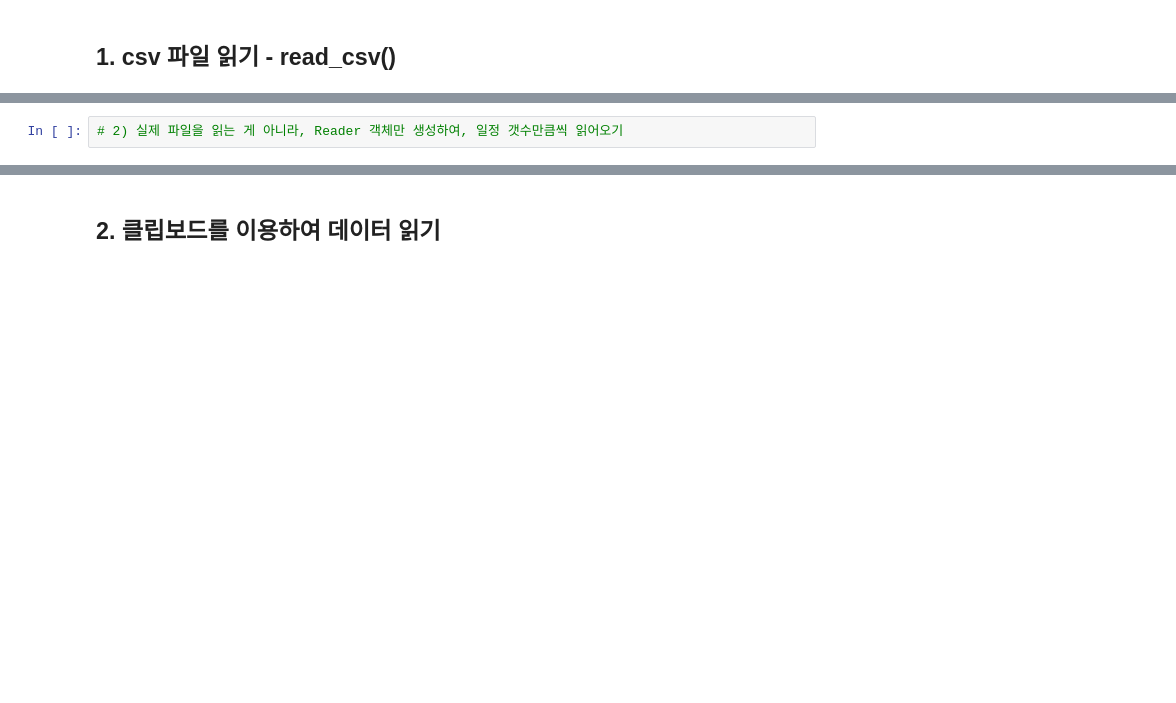
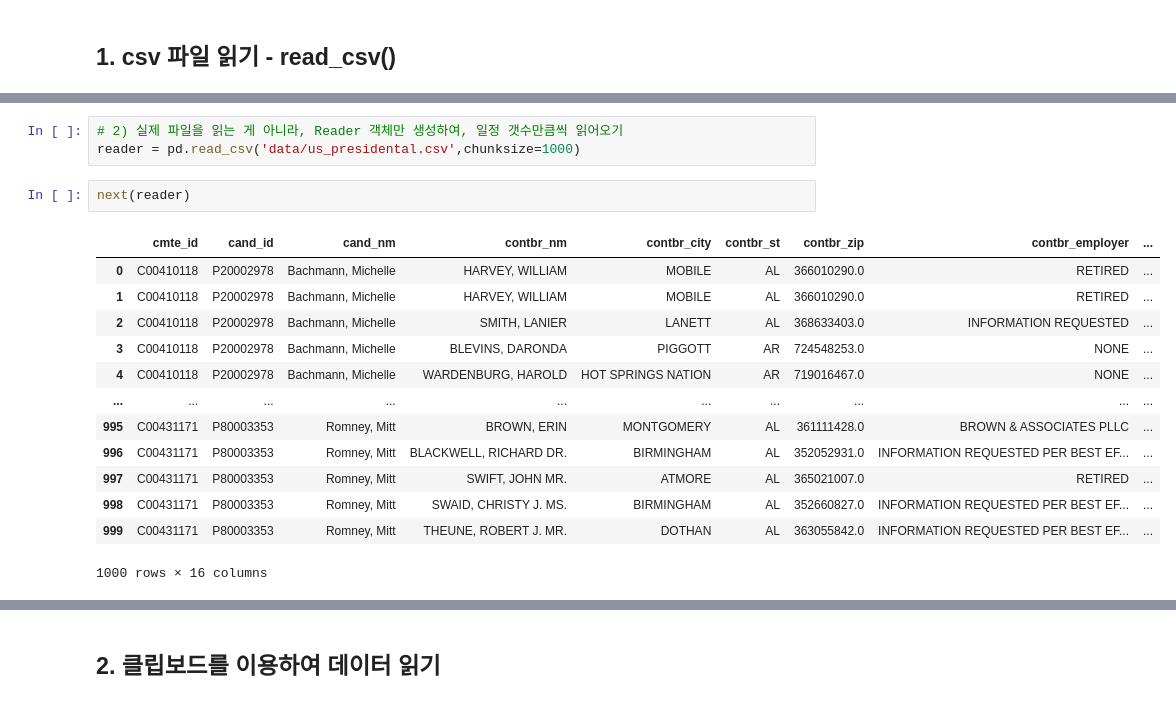
Before and after one commit to leechungpa/Python-study, a Jupyter notebook: pandas/배포용_기초 3. 데이터 적재.ipynb, the cells around one changed output, grey strips where cells are left out. Saved outputs shown, nothing was run; the diff lists cells and outputs as text; blank space fills up the shorter version.

```diff
--- a/pandas/배포용_기초 3. 데이터 적재.ipynb
+++ b/pandas/배포용_기초 3. 데이터 적재.ipynb
@@ -31,4 +98,21 @@ from pandas import Series, DataFrame
 # %%
 # 2) 실제 파일을 읽는 게 아니라, Reader 객체만 생성하여, 일정 갯수만큼씩 읽어오기
+reader = pd.read_csv('data/us_presidental.csv',chunksize=1000)
+# %%
+next(reader)
+# %% [output]
+|  | cmte_id | cand_id | cand_nm | contbr_nm | contbr_city | contbr_st | contbr_zip | contbr_employer | ... |
+| 0 | C00410118 | P20002978 | Bachmann, Michelle | HARVEY, WILLIAM | MOBILE | AL | 366010290.0 | RETIRED | ... |
+| 1 | C00410118 | P20002978 | Bachmann, Michelle | HARVEY, WILLIAM | MOBILE | AL | 366010290.0 | RETIRED | ... |
+| 2 | C00410118 | P20002978 | Bachmann, Michelle | SMITH, LANIER | LANETT | AL | 368633403.0 | INFORMATION REQUESTED | ... |
+| 3 | C00410118 | P20002978 | Bachmann, Michelle | BLEVINS, DARONDA | PIGGOTT | AR | 724548253.0 | NONE | ... |
+| 4 | C00410118 | P20002978 | Bachmann, Michelle | WARDENBURG, HAROLD | HOT SPRINGS NATION | AR | 719016467.0 | NONE | ... |
+| ... | ... | ... | ... | ... | ... | ... | ... | ... | ... |
+| 995 | C00431171 | P80003353 | Romney, Mitt | BROWN, ERIN | MONTGOMERY | AL | 361111428.0 | BROWN & ASSOCIATES PLLC | ... |
+| 996 | C00431171 | P80003353 | Romney, Mitt | BLACKWELL, RICHARD DR. | BIRMINGHAM | AL | 352052931.0 | INFORMATION REQUESTED PER BEST EF... | ... |
+| 997 | C00431171 | P80003353 | Romney, Mitt | SWIFT, JOHN MR. | ATMORE | AL | 365021007.0 | RETIRED | ... |
+| 998 | C00431171 | P80003353 | Romney, Mitt | SWAID, CHRISTY J. MS. | BIRMINGHAM | AL | 352660827.0 | INFORMATION REQUESTED PER BEST EF... | ... |
+| 999 | C00431171 | P80003353 | Romney, Mitt | THEUNE, ROBERT J. MR. | DOTHAN | AL | 363055842.0 | INFORMATION REQUESTED PER BEST EF... | ... |
+1000 rows × 16 columns
 # %%
 #chunksize만큼 데이터를 읽어옴.
```
Also changed, not shown: parts of 42 cells of this notebook, 2 other files.
